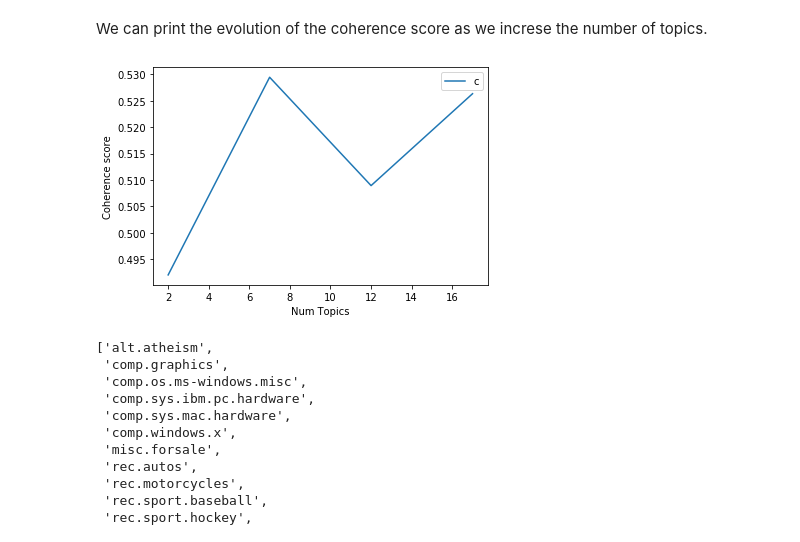
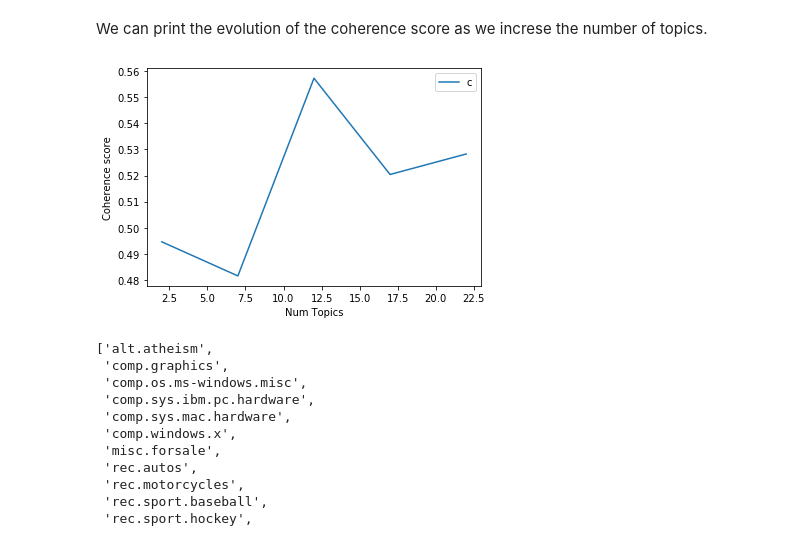
Before and after one commit to AlArgente/BasicTopicModelic, a Jupyter notebook: topic_modeling_20newsgroups.ipynb, the cells around one changed output. Cells and saved outputs as stored; diff of their text form; code cells hidden in the pictures.

```diff
--- a/topic_modeling_20newsgroups.ipynb
+++ b/topic_modeling_20newsgroups.ipynb
@@ -183,6 +204,6 @@ train_text = preprocessing(train_text)
 # %%
-id2word = gensim.corpora.Dictionary(train_text)
-corpus = [id2word.doc2bow(text) for text in train_text]
+id2word = gensim.corpora.Dictionary(text)
+corpus = [id2word.doc2bow(news) for news in text]
 # %%
 lda_model = models.ldamodel.LdaModel(
         corpus=corpus,
@@ -196,7 +217,7 @@ lda_model = models.ldamodel.LdaModel(
         per_word_topics=True
     )
 # %%
-coherence = models.CoherenceModel(model=lda_model, texts=train_text, dictionary=id2word,
+coherence = models.CoherenceModel(model=lda_model, texts=text, dictionary=id2word,
                                   coherence='c_v', corpus=corpus)
 
 # We can use 'c_v' and 'u_mass' among other. 'c_v' goes between 0 and 1, and 'u_mass' goes between -14, 14.
@@ -240,7 +261,7 @@ lda_model.save('lda_fetch20news')
 # %% [markdown]
 To load the model, we only have to use the load function.
 # %%
-aux = models.ldamodel.LdaModel.load('lda_fetch20news')
+# aux = models.ldamodel.LdaModel.load('lda_fetch20news')
 # %% [markdown]
 To visualize the model, and understand more the topics we've extracted, we will use the pyLDAvis package, which is compatible with the LDA model from gensim. It prints interative chart.
 # %%
@@ -289,20 +328,20 @@ def compute_coherence_by_model(dictionary, corpus, text, start=2, limit=20, step
 
     return lda_model_list, coherence_values_list
 # %%
-model_list, coherence_values = compute_coherence_by_model(dictionary=id2word, corpus=corpus, text=train_text,
-                                                         step=5)
+model_list, coherence_values = compute_coherence_by_model(dictionary=id2word, corpus=corpus, text=text,
+                                                         step=5, limit=24)
 # %% [markdown]
 We can print the evolution of the coherence score as we increse the number of topics.
 # %%
-limit=20; start=2; step=5;
+limit=24; start=2; step=5;
 x = range(start, limit, step)
 plt.plot(x, coherence_values)
 plt.xlabel("Num Topics")
 plt.ylabel("Coherence score")
 plt.legend(("coherence_values"), loc='best')
 plt.show()
 # %% [output]
-[figure, old version]
+[figure, new version]
 # %%
 newsgroups_train.target_names
 # %% [output]
```
Also changed, not shown: parts of 24 cells of this notebook.
